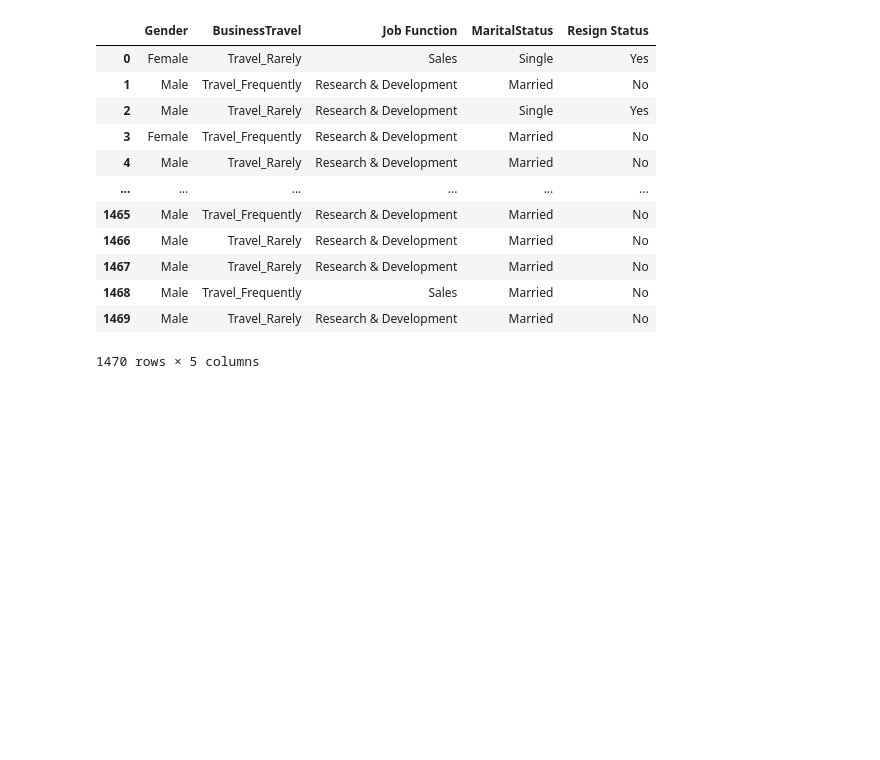
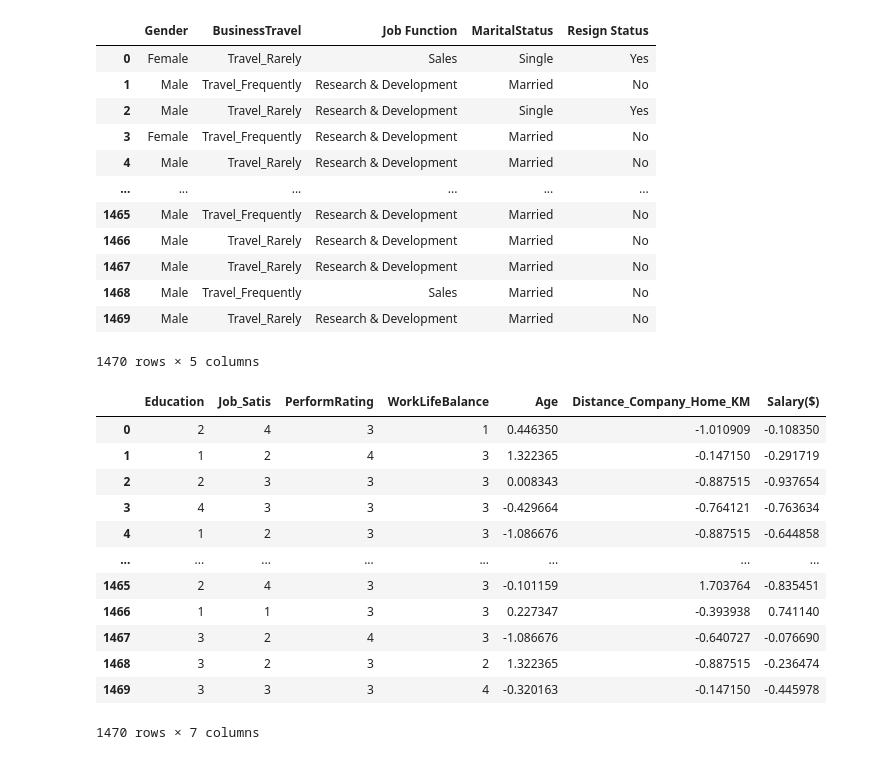
Before and after one commit to JoelPoah/AIMLCA2, a Jupyter notebook: Clustering_PartB/clustering.ipynb, the cells around one changed output. Saved outputs shown, nothing was run; the diff lists cells and outputs as text; code cells hidden in the pictures; blank space fills up the shorter version.

```diff
--- a/Clustering_PartB/clustering.ipynb
+++ b/Clustering_PartB/clustering.ipynb
@@ -110,3 +118,31 @@ cat
 | 1468 | Male | Travel_Frequently | Sales | Married | No |
 | 1469 | Male | Travel_Rarely | Research & Development | Married | No |
 1470 rows × 5 columns
+# %%
+#scaling the numerical data
+#scale the 0th 1st and 4th column with standard scaler
+scaler = StandardScaler()
+columns_to_scale1,columns_to_scale2 = num.iloc[:,0:2],num.iloc[:,4]
+columns_to_scale = pd.concat([columns_to_scale1,columns_to_scale2],axis=1)
+columns_to_scale = scaler.fit_transform(columns_to_scale)
+columns_to_scale = pd.DataFrame(columns_to_scale,columns=['Age','Distance_Company_Home_KM','Salary($)'])
+num.drop(['Age','Distance Between Company and Home (KM)','Salary ($)'],axis=1,inplace=True)
+
+# add columns_to_scale to num dataframe
+num = pd.concat([num,columns_to_scale],axis=1)
+num.rename(columns={"Education (1 is lowest, 5 is highest)": "Education","Job Satisfaction (1 is lowest, 4 is highest)":"Job_Satis","Performance Rating (1 is lowest, 4 is highest)":"PerformRating","Work Life Balance (1 is worst, 4 is best)":"WorkLifeBalance"},inplace=True)
+num
+# %% [output]
+|  | Education | Job_Satis | PerformRating | WorkLifeBalance | Age | Distance_Company_Home_KM | Salary($) |
+| 0 | 2 | 4 | 3 | 1 | 0.446350 | -1.010909 | -0.108350 |
+| 1 | 1 | 2 | 4 | 3 | 1.322365 | -0.147150 | -0.291719 |
+| 2 | 2 | 3 | 3 | 3 | 0.008343 | -0.887515 | -0.937654 |
+| 3 | 4 | 3 | 3 | 3 | -0.429664 | -0.764121 | -0.763634 |
+| 4 | 1 | 2 | 3 | 3 | -1.086676 | -0.887515 | -0.644858 |
+| ... | ... | ... | ... | ... | ... | ... | ... |
+| 1465 | 2 | 4 | 3 | 3 | -0.101159 | 1.703764 | -0.835451 |
+| 1466 | 1 | 1 | 3 | 3 | 0.227347 | -0.393938 | 0.741140 |
+| 1467 | 3 | 2 | 4 | 3 | -1.086676 | -0.640727 | -0.076690 |
+| 1468 | 3 | 2 | 3 | 2 | 1.322365 | -0.887515 | -0.236474 |
+| 1469 | 3 | 3 | 3 | 4 | -0.320163 | -0.147150 | -0.445978 |
+1470 rows × 7 columns
```
Also changed, not shown: parts of 8 cells of this notebook, 3 other files.
